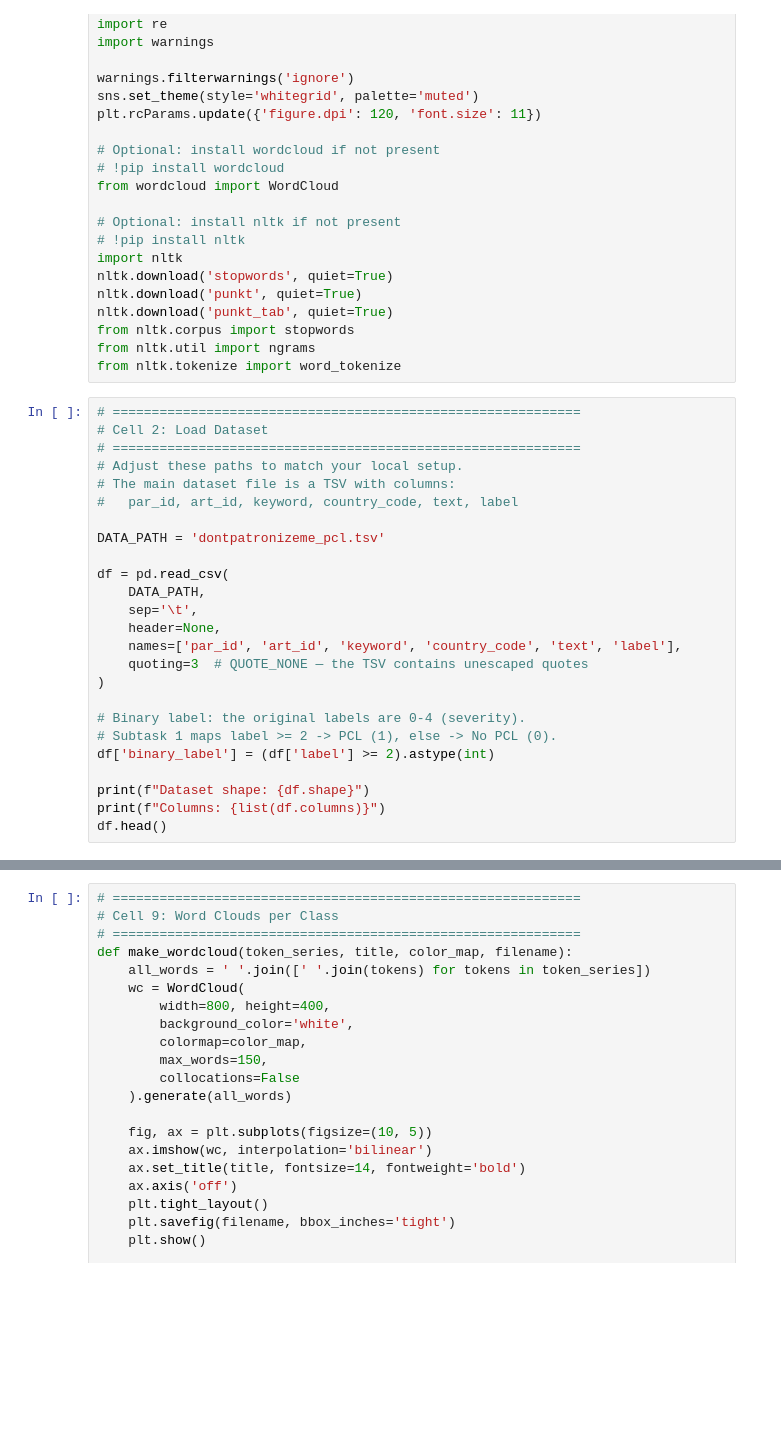
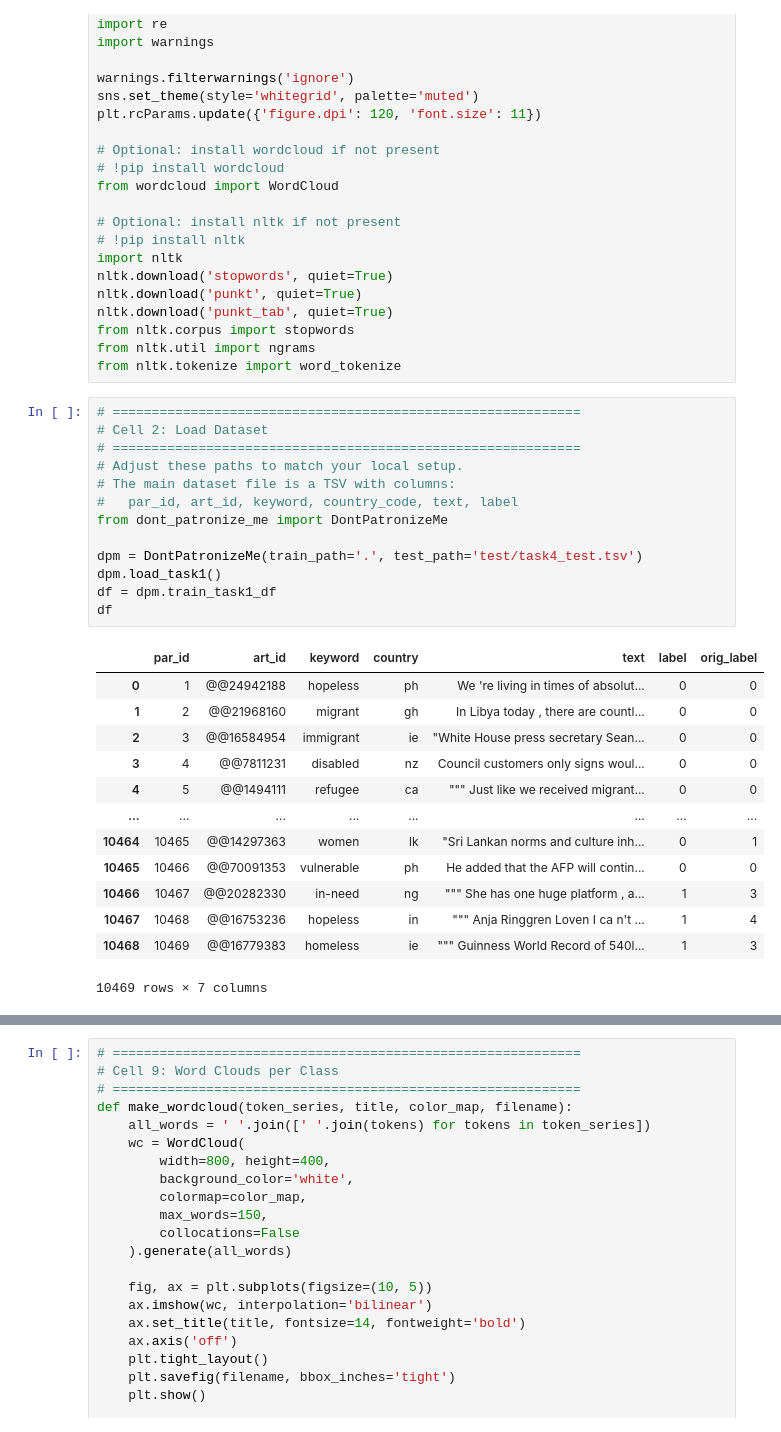
Before and after one commit to wowthecoder/imperial-nlp-cw, a Jupyter notebook: eda_pcl.ipynb, the cells around one changed output, grey strips where cells are left out. Drawn from its saved outputs; the diff is of its cells as text; blank space fills up the shorter version.

```diff
--- a/eda_pcl.ipynb
+++ b/eda_pcl.ipynb
@@ -40,31 +40,33 @@ nltk.download('punkt_tab', quiet=True)
 from nltk.corpus import stopwords
 from nltk.util import ngrams
 from nltk.tokenize import word_tokenize
-# %%
-# ============================================================
-# Cell 2: Load Dataset
-# ============================================================
-# Adjust these paths to match your local setup.
-# The main dataset file is a TSV with columns:
-#   par_id, art_id, keyword, country_code, text, label
-
-DATA_PATH = 'dontpatronizeme_pcl.tsv'
-
-df = pd.read_csv(
-    DATA_PATH,
-    sep='\t',
-    header=None,
-    names=['par_id', 'art_id', 'keyword', 'country_code', 'text', 'label'],
-    quoting=3  # QUOTE_NONE — the TSV contains unescaped quotes
-)
-
-# Binary label: the original labels are 0-4 (severity).
-# Subtask 1 maps label >= 2 -> PCL (1), else -> No PCL (0).
-df['binary_label'] = (df['label'] >= 2).astype(int)
-
-print(f"Dataset shape: {df.shape}")
-print(f"Columns: {list(df.columns)}")
-df.head()
+# %%
+# ============================================================
+# Cell 2: Load Dataset
+# ============================================================
+# Adjust these paths to match your local setup.
+# The main dataset file is a TSV with columns:
+#   par_id, art_id, keyword, country_code, text, label
+from dont_patronize_me import DontPatronizeMe
+
+dpm = DontPatronizeMe(train_path='.', test_path='test/task4_test.tsv')
+dpm.load_task1()
+df = dpm.train_task1_df
+df
+# %% [output]
+|  | par_id | art_id | keyword | country | text | label | orig_label |
+| 0 | 1 | @@24942188 | hopeless | ph | We 're living in times of absolut... | 0 | 0 |
+| 1 | 2 | @@21968160 | migrant | gh | In Libya today , there are countl... | 0 | 0 |
+| 2 | 3 | @@16584954 | immigrant | ie | "White House press secretary Sean... | 0 | 0 |
+| 3 | 4 | @@7811231 | disabled | nz | Council customers only signs woul... | 0 | 0 |
+| 4 | 5 | @@1494111 | refugee | ca | """ Just like we received migrant... | 0 | 0 |
+| ... | ... | ... | ... | ... | ... | ... | ... |
+| 10464 | 10465 | @@14297363 | women | lk | "Sri Lankan norms and culture inh... | 0 | 1 |
+| 10465 | 10466 | @@70091353 | vulnerable | ph | He added that the AFP will contin... | 0 | 0 |
+| 10466 | 10467 | @@20282330 | in-need | ng | """ She has one huge platform , a... | 1 | 3 |
+| 10467 | 10468 | @@16753236 | hopeless | in | """ Anja Ringgren Loven I ca n't ... | 1 | 4 |
+| 10468 | 10469 | @@16779383 | homeless | ie | """ Guinness World Record of 540l... | 1 | 3 |
+10469 rows × 7 columns
 # %%
 # ============================================================
 # Cell 3: Quick sanity checks
```
Also changed, not shown: parts of 10 cells of this notebook, 10 other files.
